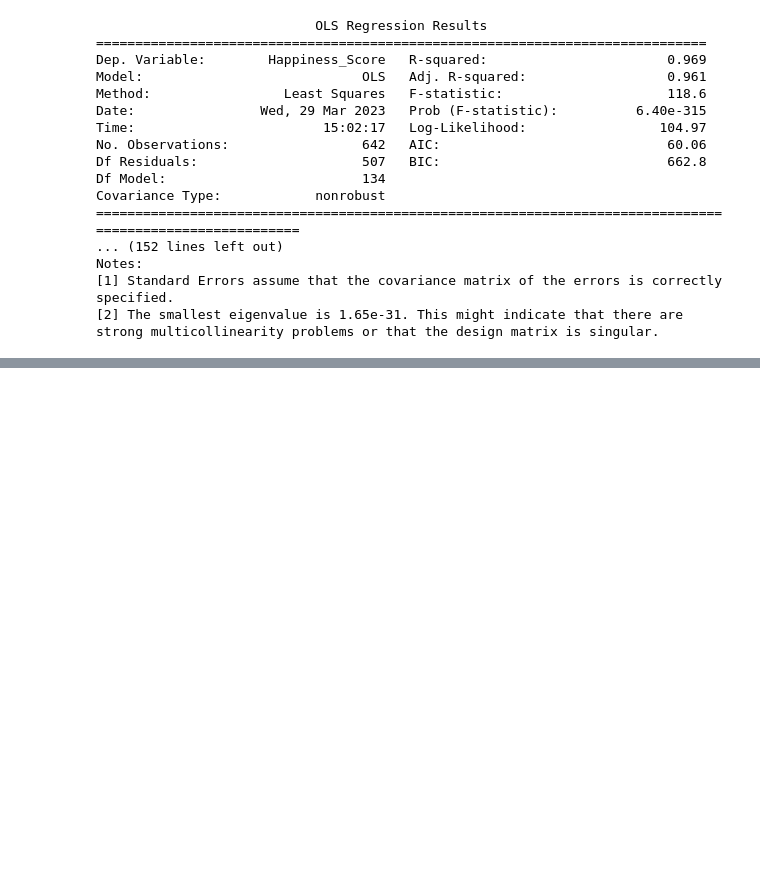
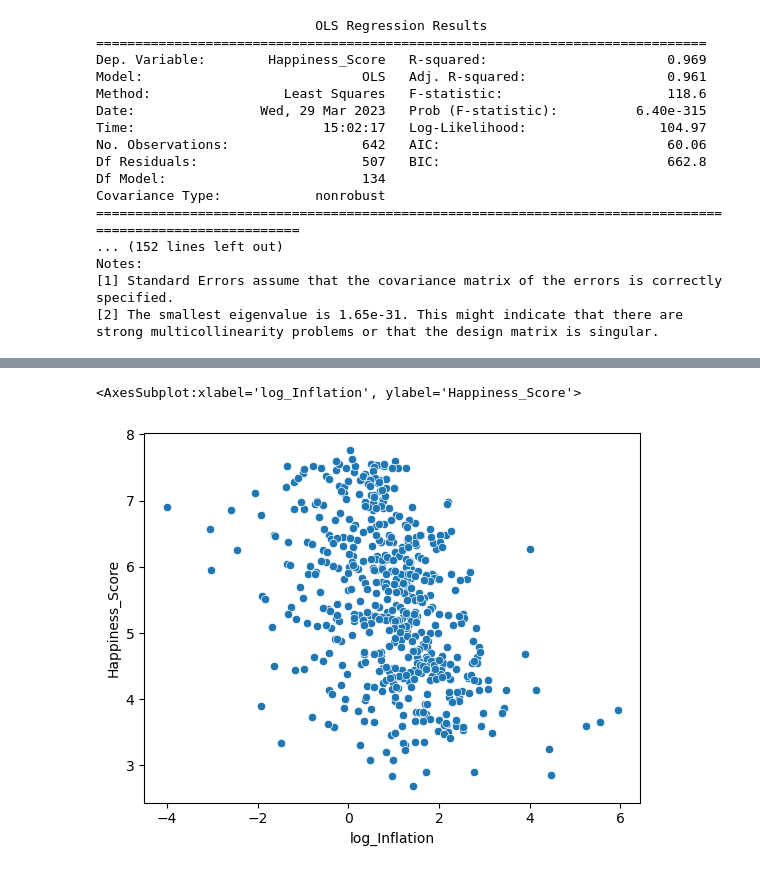
Before and after one commit to NilsGrossepieper/Grossepieper_Nils_Assignment02, a Jupyter notebook: Grossepieper_Nils_Assignment02.ipynb, the cells around one changed output, grey strips where cells are left out. Drawn from its saved outputs; the diff is of its cells as text; code cells hidden in the pictures; blank space fills up the shorter version.

Commit message:
I created the variable log_inflation and plotted the data.

```diff
--- a/Grossepieper_Nils_Assignment02.ipynb
+++ b/Grossepieper_Nils_Assignment02.ipynb
@@ -330,0 +341,14 @@ strong multicollinearity problems or that the design matrix is singular.
+# %%
+# Create the new variable log_inflation:
+happy_inflation["log_Inflation"] = np.log(happy_inflation["Inflation"] + 0.01)
+
+# Create a plot with log_Inflation on the x axis and happiness on the y axis:
+ex8_plot = sns.scatterplot(x = "log_Inflation", y = "Happiness_Score",
+                           data = happy_inflation)
+ex8_plot
+
+# You can see no clear (only a weak) correlation between the happiness score and the logarithmic
+# inflation rate, as seen before in the previous exercises.
+# %% [output]
+<AxesSubplot:xlabel='log_Inflation', ylabel='Happiness_Score'>
+[figure, added]
```
Also changed, not shown: parts of 2 cells of this notebook.
